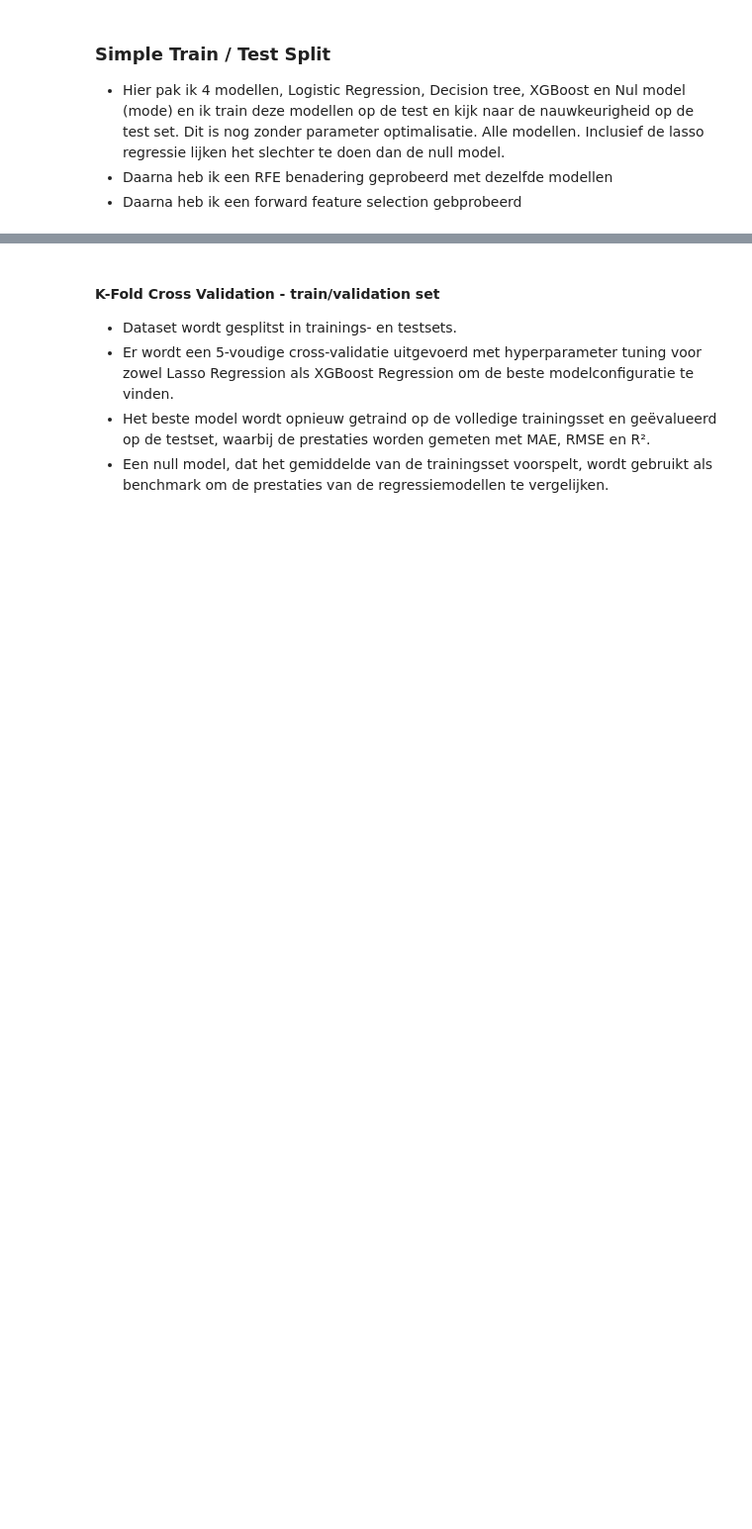
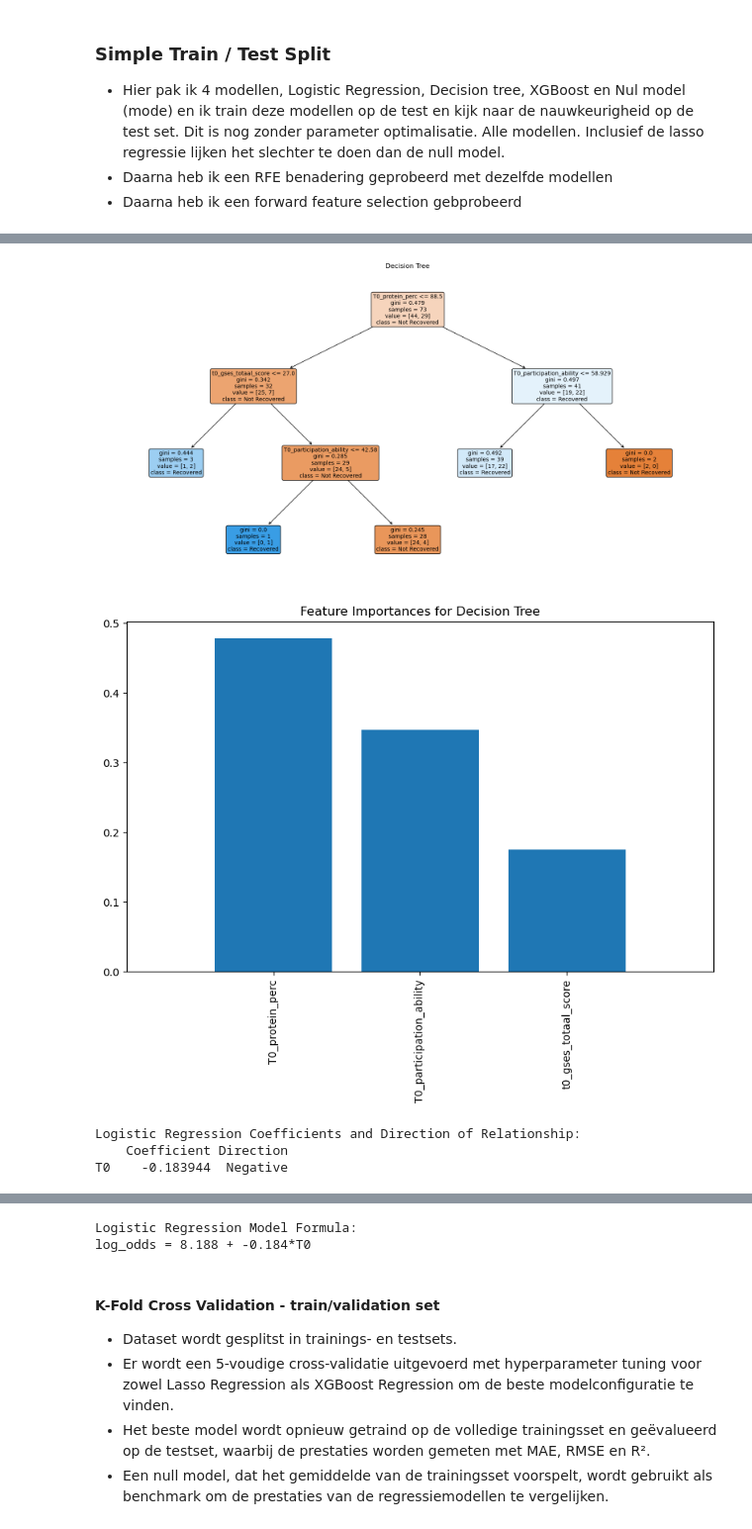
Before and after one commit to marwanelmo/AMSpred, a Jupyter notebook: Scripts/ML_Binary_threshold.ipynb, the cells around one changed output, grey strips where cells are left out. Shown at 99% size. Cells and saved outputs as stored; diff of their text form; code cells hidden in the pictures; blank space fills up the shorter version.

```diff
--- a/Scripts/ML_Binary_threshold.ipynb
+++ b/Scripts/ML_Binary_threshold.ipynb
@@ -720,0 +838,50 @@ plt.show()
+# %%
+from sklearn.inspection import permutation_importance
+
+# Plot the Decision Tree with feature importance
+plt.figure(figsize=(20,10))
+plot_tree(tree_model, feature_names=best_features_tree, class_names=['Not Recovered', 'Recovered'], filled=True, rounded=True, fontsize=10)
+plt.title('Decision Tree')
+plt.show()
+
+# Calculate and plot feature importance for the Decision Tree
+importances = tree_model.feature_importances_
+indices = np.argsort(importances)[::-1]
+plt.figure(figsize=(10, 6))
+plt.title("Feature Importances for Decision Tree")
+plt.bar(range(len(indices)), importances[indices], align="center")
+plt.xticks(range(len(indices)), [best_features_tree[i] for i in indices], rotation=90)
+plt.xlim([-1, len(indices)])
+plt.show()
+
+# Show info about the logistic regression model
+log_reg.fit(X_train[best_features_log_reg], y_train)
+y_test_pred = log_reg.predict(X_test[best_features_log_reg])
+
+# Print coefficients of the logistic regression model
+coefficients = pd.DataFrame(log_reg.coef_[0], index=best_features_log_reg, columns=['Coefficient'])
+coefficients['Direction'] = coefficients['Coefficient'].apply(lambda x: 'Positive' if x > 0 else 'Negative')
+print("Logistic Regression Coefficients and Direction of Relationship:")
+print(coefficients)
+
+# Calculate and plot feature importance using permutation importance for Logistic Regression
+result = permutation_importance(log_reg, X_test[best_features_log_reg], y_test, n_repeats=10, random_state=42, n_jobs=2)
+sorted_idx = result.importances_mean.argsort()
+
+plt.figure(figsize=(10, 6))
+plt.boxplot(result.importances[sorted_idx].T, vert=False, labels=[best_features_log_reg[i] for i in sorted_idx])
+plt.title("Permutation Importances (test set) for Logistic Regression")
+plt.show()
+
+# Logistic Regression Model Formula
+intercept = log_reg.intercept_[0]
+formula_terms = [f"{coeff:.3f}*{feature}" for coeff, feature in zip(log_reg.coef_[0], best_features_log_reg)]
+formula = f"log_odds = {intercept:.3f} + " + " + ".join(formula_terms)
+print("Logistic Regression Model Formula:")
+print(formula)
+# %% [output]
+[figure, added]
+[figure, added]
+Logistic Regression Coefficients and Direction of Relationship:
+    Coefficient Direction
+T0    -0.183944  Negative
@@ -721,3 +889,5 @@ plt.show()
+Logistic Regression Model Formula:
+log_odds = 8.188 + -0.184*T0
 # %% [markdown]
 #### K-Fold Cross Validation - train/validation set
 - Dataset wordt gesplitst in trainings- en testsets.
```
Also changed, not shown: parts of 15 cells of this notebook.
